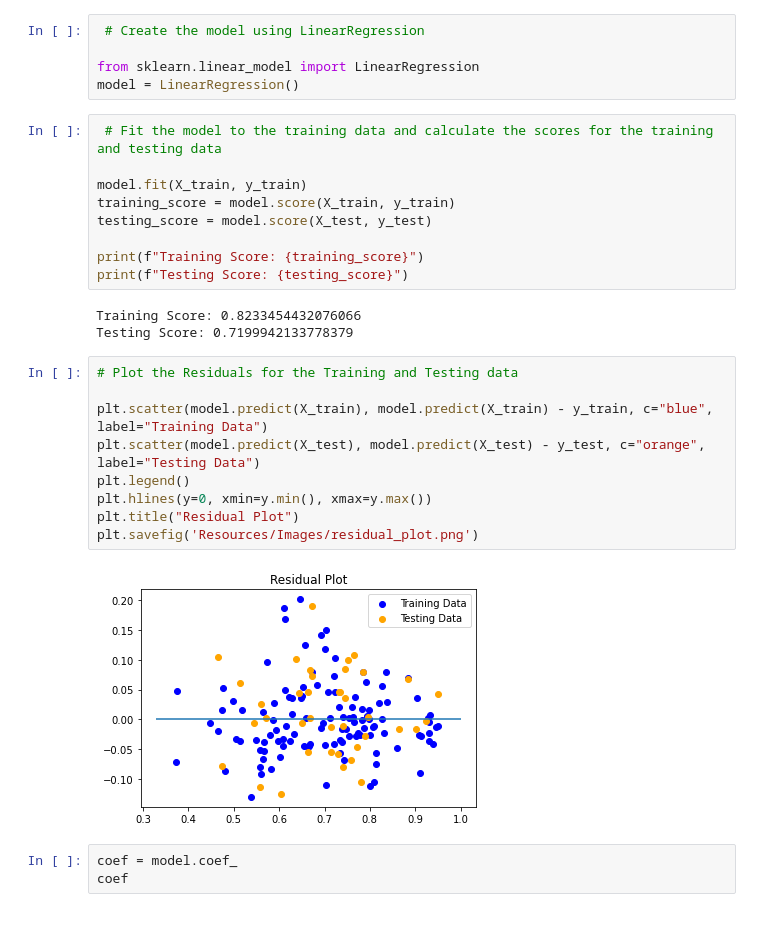
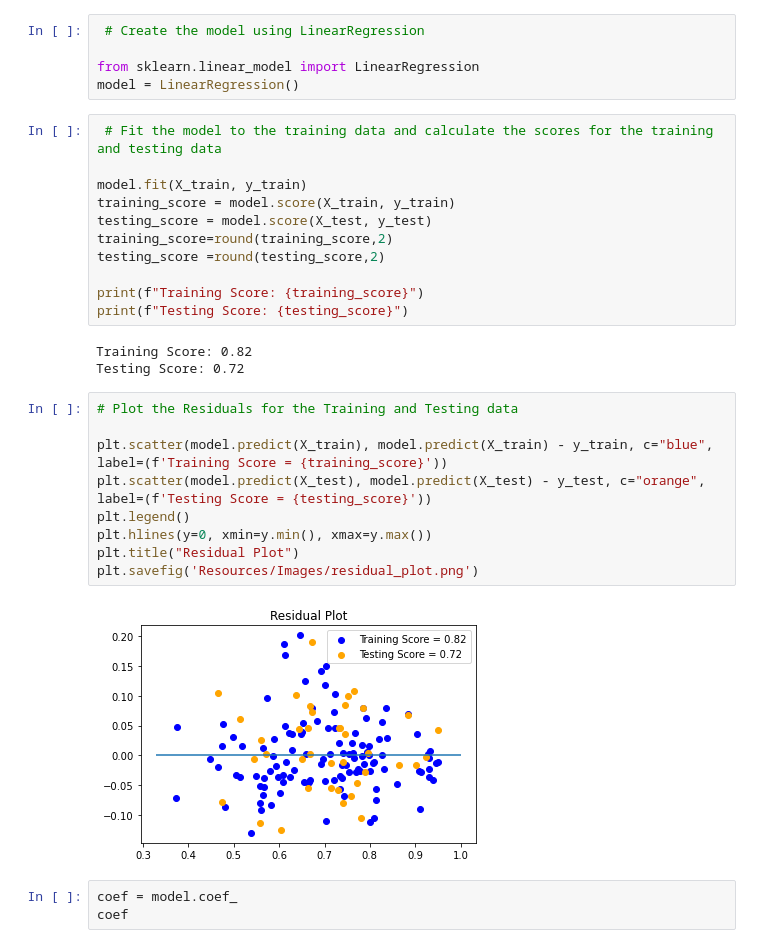
Before and after one commit to staceywai/Final-Project, a Jupyter notebook: multiple linear regression.ipynb, the cells around one changed output. Drawn from its saved outputs; the diff is of its cells as text.

Commit message:
update residual plot

```diff
--- a/multiple linear regression.ipynb
+++ b/multiple linear regression.ipynb
@@ -72,23 +72,25 @@ model = LinearRegression()
 model.fit(X_train, y_train)
 training_score = model.score(X_train, y_train)
 testing_score = model.score(X_test, y_test)
+training_score=round(training_score,2)
+testing_score =round(testing_score,2)
 
 print(f"Training Score: {training_score}")
 print(f"Testing Score: {testing_score}")
 # %% [output]
-Training Score: 0.8233454432076066
-Testing Score: 0.7199942133778379
+Training Score: 0.82
+Testing Score: 0.72
 # %%
 # Plot the Residuals for the Training and Testing data
 
-plt.scatter(model.predict(X_train), model.predict(X_train) - y_train, c="blue", label="Training Data")
-plt.scatter(model.predict(X_test), model.predict(X_test) - y_test, c="orange", label="Testing Data")
+plt.scatter(model.predict(X_train), model.predict(X_train) - y_train, c="blue", label=(f'Training Score = {training_score}'))
+plt.scatter(model.predict(X_test), model.predict(X_test) - y_test, c="orange", label=(f'Testing Score = {testing_score}'))
 plt.legend()
 plt.hlines(y=0, xmin=y.min(), xmax=y.max())
 plt.title("Residual Plot")
 plt.savefig('Resources/Images/residual_plot.png')
 # %% [output]
-[figure, old version]
+[figure, new version]
 # %%
 coef = model.coef_
 coef
```
Also changed, not shown: 1 other file.
